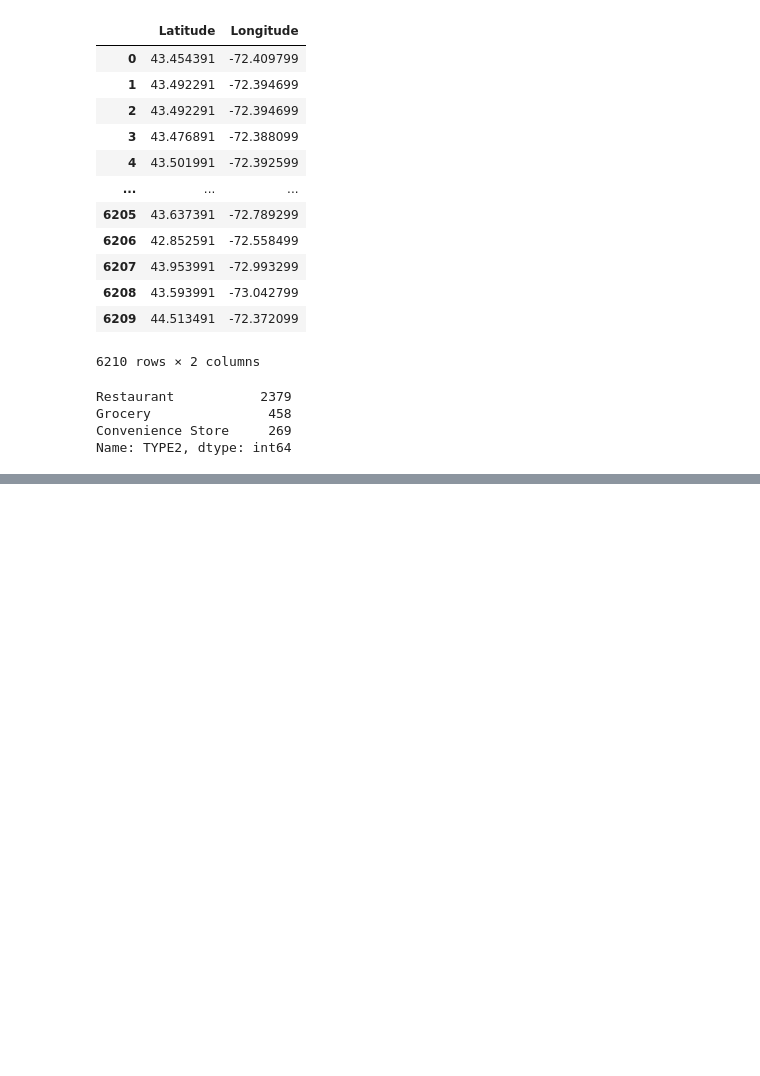
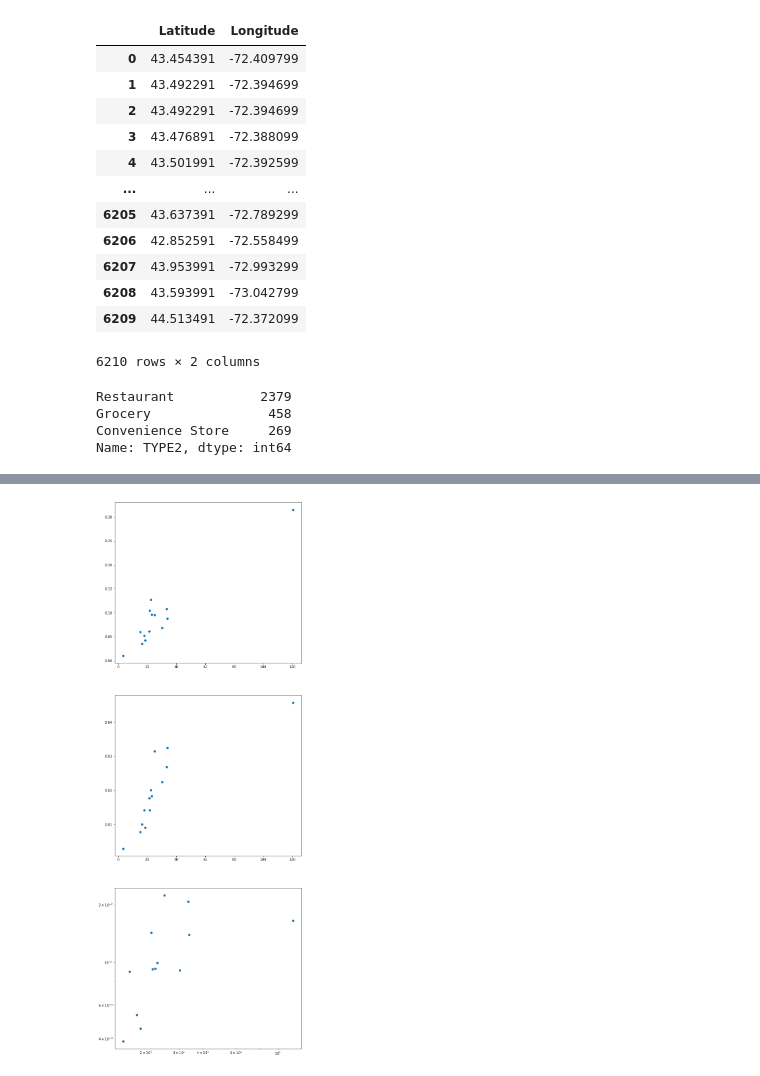
Before and after one commit to nick-knudsen/pocs-project, a Jupyter notebook: food_sources.ipynb, the cells around one changed output, grey strips where cells are left out. Drawn from its saved outputs; the diff is of its cells as text; code cells hidden in the pictures; blank space fills up the shorter version.

Commit message:
creating zipf plots

```diff
--- a/food_sources.ipynb
+++ b/food_sources.ipynb
@@ -69,0 +74,31 @@ fig.write_html("food_sources.html")
+# %%
+# area in km^2, population
+county_data = {
+    "ADDISON":[1994,37363],
+    "BENNINGTON":[1751,37347],
+    "CALEDONIA":[1686,30233],
+    "CHITTENDEN":[1396,168323],
+    "ESSEX":[1722,5920],
+    "FRANKLIN":[1650,49946],
+    "GRAND ISLE":[215,7293],
+    "LAMOILLE":[1194,25945],
+    "ORANGE":[1785,29277],
+    "ORLEANS":[1805,27393],
+    "RUTLAND":[2414,60572],
+    "WASHINGTON":[1787,59807],
+    "WINDHAM":[2044,45905],
+    "WINDSOR":[2515,57753]
+}
+county_df = pd.DataFrame.from_dict(county_data, orient="index", columns=["Area","Population"])
+county_df['Pop. Density'] = county_df['Population']/county_df['Area']
+# %%
+restaurant_counts = pd.DataFrame(our_sources_df.loc[our_sources_df.TYPE2=="Restaurant"].County.value_counts())
+grocery_counts = pd.DataFrame(our_sources_df.loc[our_sources_df.TYPE2=="Grocery"].County.value_counts())
+convenience_counts = pd.DataFrame(our_sources_df.loc[our_sources_df.TYPE2=="Convenience Store"].County.value_counts())
+county_to_count = {"County":"Count"}
+restaurant_counts.rename(columns=county_to_count, inplace=True)
+grocery_counts.rename(columns=county_to_count, inplace=True)
+convenience_counts.rename(columns=county_to_count, inplace=True)
+restaurant_df = restaurant_counts.join(county_df)
+grocery_df = grocery_counts.join(county_df)
+convenience_df = convenience_counts.join(county_df)
@@ -69,0 +123,16 @@ fig.write_html("food_sources.html")
+# %%
+
+restaurant_df['Source Density'] = restaurant_df['Count']/restaurant_df['Area']
+grocery_df['Source Density'] = grocery_df['Count']/grocery_df['Area']
+convenience_df['Source Density'] = convenience_df['Count']/convenience_df['Area']
+# %%
+convenience_df
+fig, axs = plt.subplots(3,1, figsize=(10,30))
+plt.xscale('log')
+plt.yscale('log')
+axs[0].scatter(restaurant_df['Pop. Density'],restaurant_df['Source Density'])
+axs[1].scatter(grocery_df['Pop. Density'],grocery_df['Source Density'])
+axs[2].scatter(convenience_df['Pop. Density'],convenience_df['Source Density'])
+plt.show()
+# %% [output]
+[figure, added]
```
Also changed, not shown: parts of 3 cells of this notebook.
